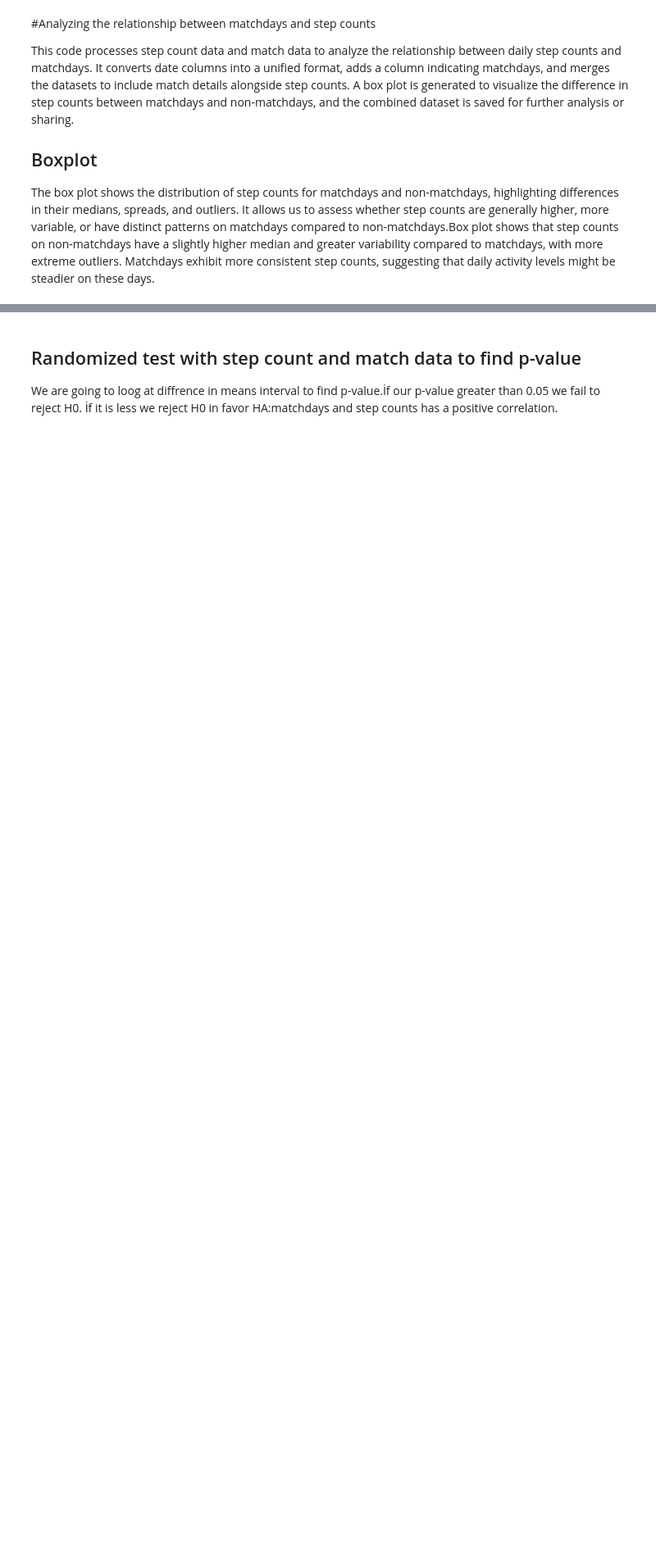
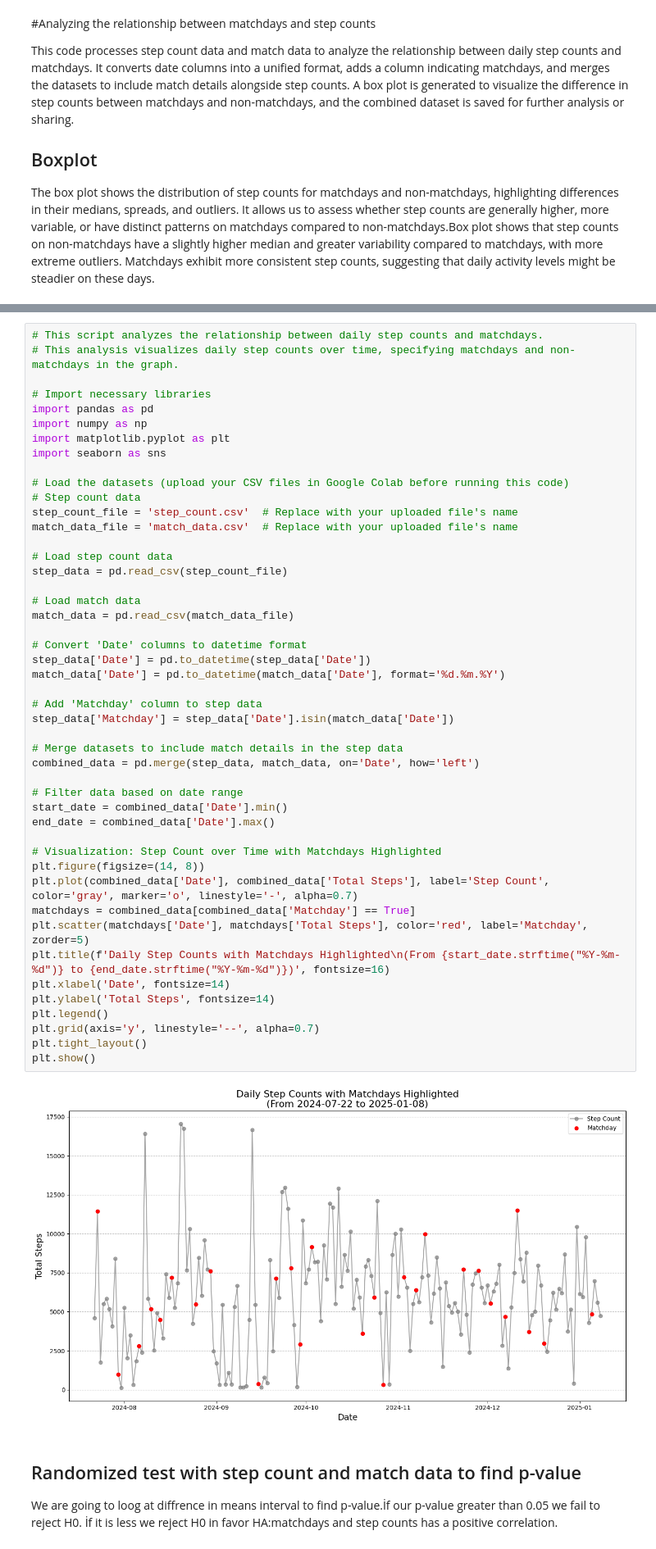
Before and after one commit to umutcanc7/DSA210-PROJECT-, a Jupyter notebook: Analysis_of_matchdays_and_step_count.ipynb, the cells around one changed output, grey strips where cells are left out. Shown: that part at 82% size. Saved outputs shown, nothing was run; the diff lists cells and outputs as text; blank space fills up the shorter version.

Commit message:
Colab kullanılarak oluşturuldu

```diff
--- a/Analysis_of_matchdays_and_step_count.ipynb
+++ b/Analysis_of_matchdays_and_step_count.ipynb
@@ -75,3 +67,52 @@ Combined data saved as 'combined_step_match_data.csv'.
+# %%
+# This script analyzes the relationship between daily step counts and matchdays.
+# This analysis visualizes daily step counts over time, specifying matchdays and non-matchdays in the graph.
+
+# Import necessary libraries
+import pandas as pd
+import numpy as np
+import matplotlib.pyplot as plt
+import seaborn as sns
+
+# Load the datasets (upload your CSV files in Google Colab before running this code)
+# Step count data
+step_count_file = 'step_count.csv'  # Replace with your uploaded file's name
+match_data_file = 'match_data.csv'  # Replace with your uploaded file's name
+
+# Load step count data
+step_data = pd.read_csv(step_count_file)
+
+# Load match data
+match_data = pd.read_csv(match_data_file)
+
+# Convert 'Date' columns to datetime format
+step_data['Date'] = pd.to_datetime(step_data['Date'])
+match_data['Date'] = pd.to_datetime(match_data['Date'], format='%d.%m.%Y')
+
+# Add 'Matchday' column to step data
+step_data['Matchday'] = step_data['Date'].isin(match_data['Date'])
+
+# Merge datasets to include match details in the step data
+combined_data = pd.merge(step_data, match_data, on='Date', how='left')
+
+# Filter data based on date range
+start_date = combined_data['Date'].min()
+end_date = combined_data['Date'].max()
+
+# Visualization: Step Count over Time with Matchdays Highlighted
+plt.figure(figsize=(14, 8))
+plt.plot(combined_data['Date'], combined_data['Total Steps'], label='Step Count', color='gray', marker='o', linestyle='-', alpha=0.7)
+matchdays = combined_data[combined_data['Matchday'] == True]
+plt.scatter(matchdays['Date'], matchdays['Total Steps'], color='red', label='Matchday', zorder=5)
+plt.title(f'Daily Step Counts with Matchdays Highlighted\n(From {start_date.strftime("%Y-%m-%d")} to {end_date.strftime("%Y-%m-%d")})', fontsize=16)
+plt.xlabel('Date', fontsize=14)
+plt.ylabel('Total Steps', fontsize=14)
+plt.legend()
+plt.grid(axis='y', linestyle='--', alpha=0.7)
+plt.tight_layout()
+plt.show()
+# %% [output]
+[figure, added]
 # %% [markdown]
 ## Randomized test with step count and match data to find p-value
 
```
Also changed, not shown: parts of 1 cell of this notebook.
